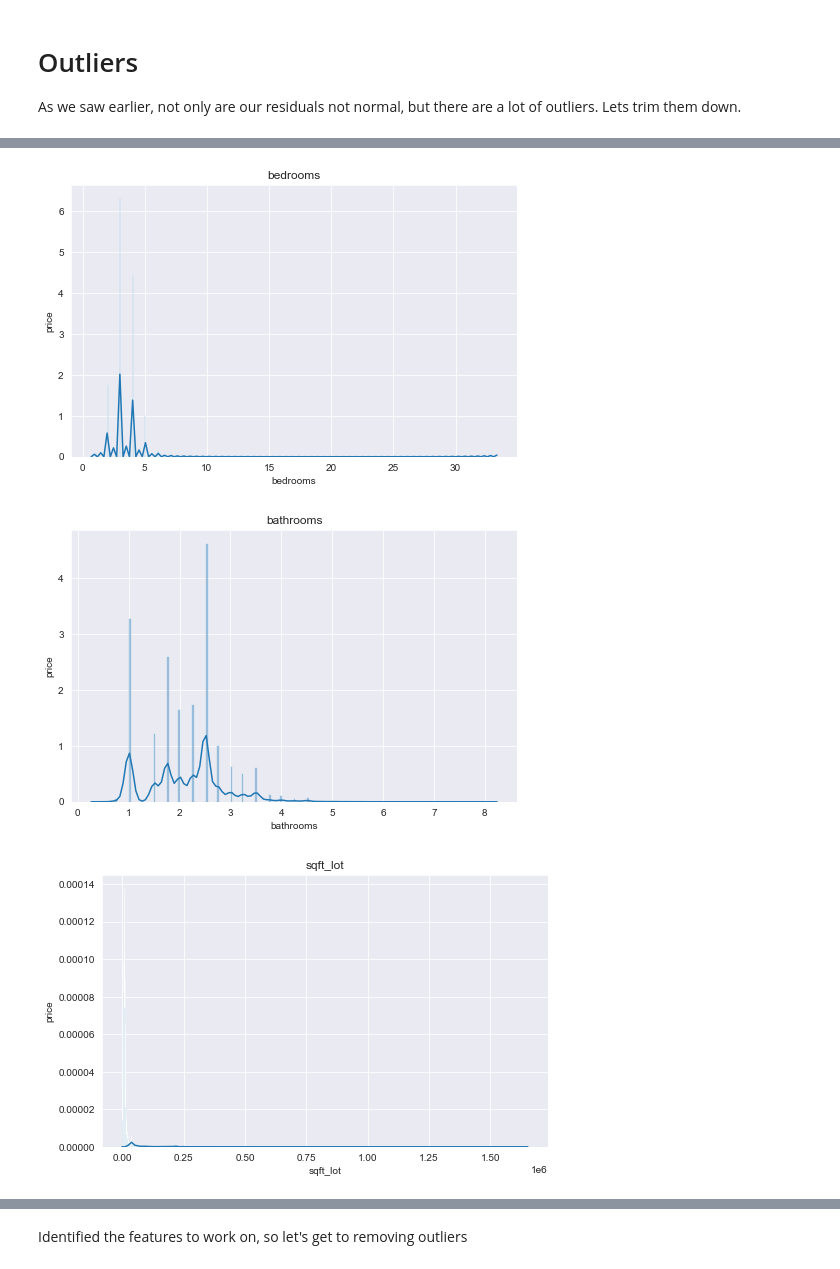
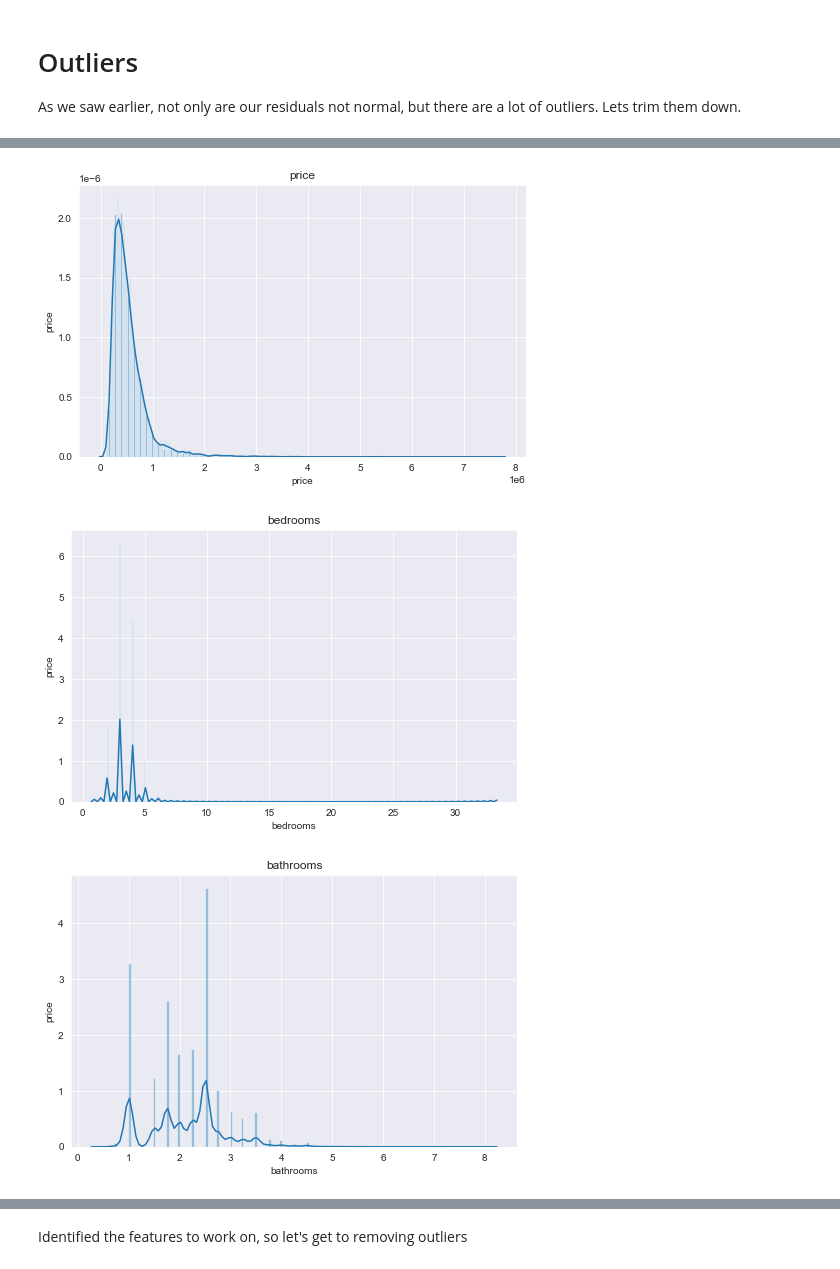
Before and after one commit to bmauss/Regression-Model-for-King-County-Housing-Market, a Jupyter notebook: 3. Modeling and Interpretation.ipynb, the cells around one changed output, grey strips where cells are left out. Cells and saved outputs as stored; diff of their text form; code cells hidden in the pictures.

```diff
--- a/3. Modeling and Interpretation.ipynb
+++ b/3. Modeling and Interpretation.ipynb
@@ -322,19 +326,19 @@ memory usage: 4.4 MB
 # %%
 # We'll use a joint plot so we can also see the distribution of each feature
 # as well as their relationship to the target
 conts = df1[['price','bedrooms','bathrooms','sqft_lot','sqft_above','lat',
              'long','sqft_living15','sqft_lot15','total_home_sqft']]
 
 no_price = conts.drop('price', axis=1)
 
-for col in no_price.columns:
+for col in conts.columns:
     plt.figure(figsize=(8,5))
     sns.distplot(conts[col], bins='auto')
     plt.title(col)
     plt.xlabel(col)
     plt.ylabel('price')
     plt.show()
 # %% [output]
-[figure, old version]
+[figure, new version]
-[figure, old version]
+[figure, new version]
-[figure, old version]
+[figure, new version]
```
Also changed, not shown: parts of 44 cells of this notebook, 2 other files.
